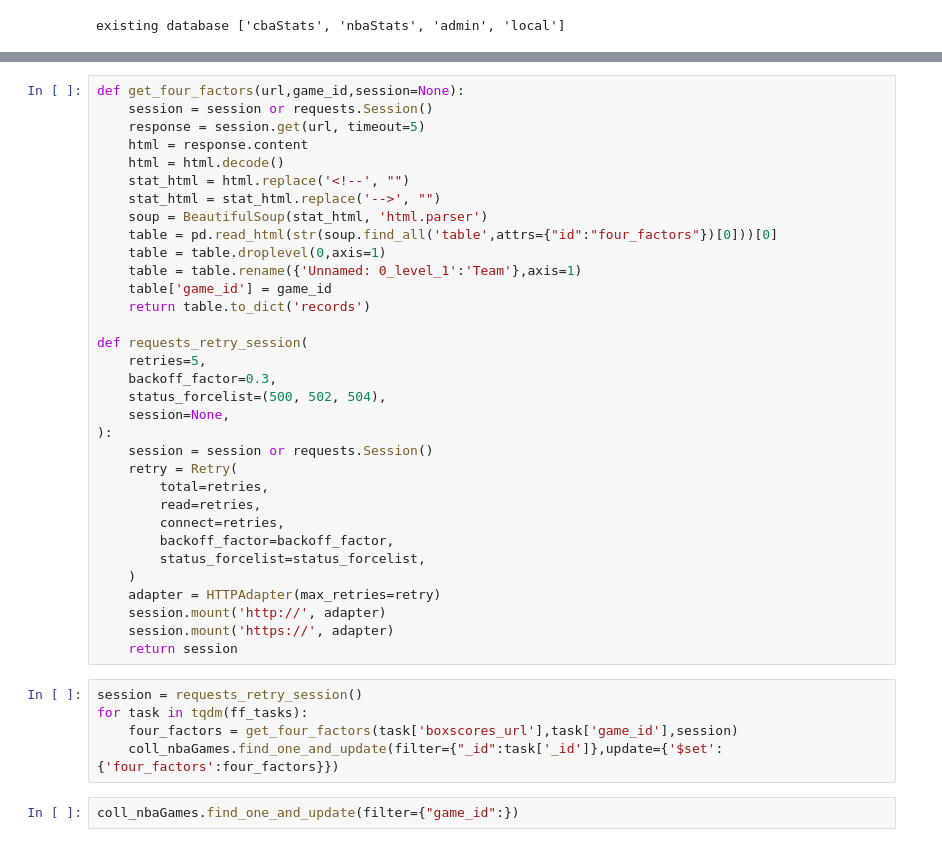
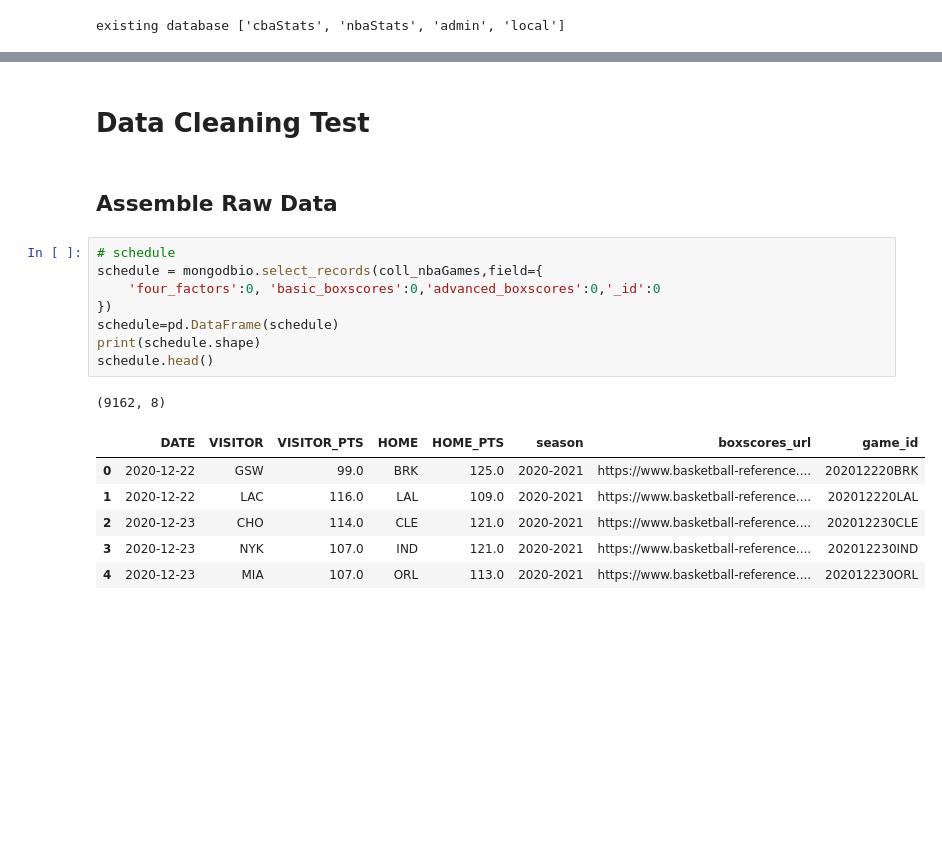
Before and after one commit to JJnotJimmyJohn/NBA_Score_Prediction, a Jupyter notebook: ScratchPaper.ipynb, the cells around one changed output, grey strips where cells are left out. Cells and saved outputs as stored; diff of their text form; blank space fills up the shorter version.

```diff
--- a/ScratchPaper.ipynb
+++ b/ScratchPaper.ipynb
@@ -69,40 +66,20 @@ from requests.packages.urllib3.util.retry import Retry
-# %%
-def get_four_factors(url,game_id,session=None):
-    session = session or requests.Session()
-    response = session.get(url, timeout=5)
-    html = response.content
-    html = html.decode()
-    stat_html = html.replace('<!--', "")
-    stat_html = stat_html.replace('-->', "")
-    soup = BeautifulSoup(stat_html, 'html.parser')
-    table = pd.read_html(str(soup.find_all('table',attrs={"id":"four_factors"})[0]))[0]
-    table = table.droplevel(0,axis=1)
-    table = table.rename({'Unnamed: 0_level_1':'Team'},axis=1)
-    table['game_id'] = game_id
-    return table.to_dict('records')
-
-def requests_retry_session(
-    retries=5,
-    backoff_factor=0.3,
-    status_forcelist=(500, 502, 504),
-    session=None,
-):
-    session = session or requests.Session()
-    retry = Retry(
-        total=retries,
-        read=retries,
-        connect=retries,
-        backoff_factor=backoff_factor,
-        status_forcelist=status_forcelist,
-    )
-    adapter = HTTPAdapter(max_retries=retry)
-    session.mount('http://', adapter)
-    session.mount('https://', adapter)
-    return session
-# %%
-session = requests_retry_session()
-for task in tqdm(ff_tasks):
-    four_factors = get_four_factors(task['boxscores_url'],task['game_id'],session)
-    coll_nbaGames.find_one_and_update(filter={"_id":task['_id']},update={'$set':{'four_factors':four_factors}})
-# %%
-coll_nbaGames.find_one_and_update(filter={"game_id":})
+# %% [markdown]
+# Data Cleaning Test
+# %% [markdown]
+## Assemble Raw Data
+# %%
+# schedule
+schedule = mongodbio.select_records(coll_nbaGames,field={
+    'four_factors':0, 'basic_boxscores':0,'advanced_boxscores':0,'_id':0
+})
+schedule=pd.DataFrame(schedule)
+print(schedule.shape)
+schedule.head()
+# %% [output]
+(9162, 8)
+|  | DATE | VISITOR | VISITOR_PTS | HOME | HOME_PTS | season | boxscores_url | game_id |
+| 0 | 2020-12-22 | GSW | 99.0 | BRK | 125.0 | 2020-2021 | https://www.basketball-reference.... | 202012220BRK |
+| 1 | 2020-12-22 | LAC | 116.0 | LAL | 109.0 | 2020-2021 | https://www.basketball-reference.... | 202012220LAL |
+| 2 | 2020-12-23 | CHO | 114.0 | CLE | 121.0 | 2020-2021 | https://www.basketball-reference.... | 202012230CLE |
+| 3 | 2020-12-23 | NYK | 107.0 | IND | 121.0 | 2020-2021 | https://www.basketball-reference.... | 202012230IND |
+| 4 | 2020-12-23 | MIA | 107.0 | ORL | 113.0 | 2020-2021 | https://www.basketball-reference.... | 202012230ORL |
```
Also changed, not shown: parts of 22 cells of this notebook, 6 other files.
